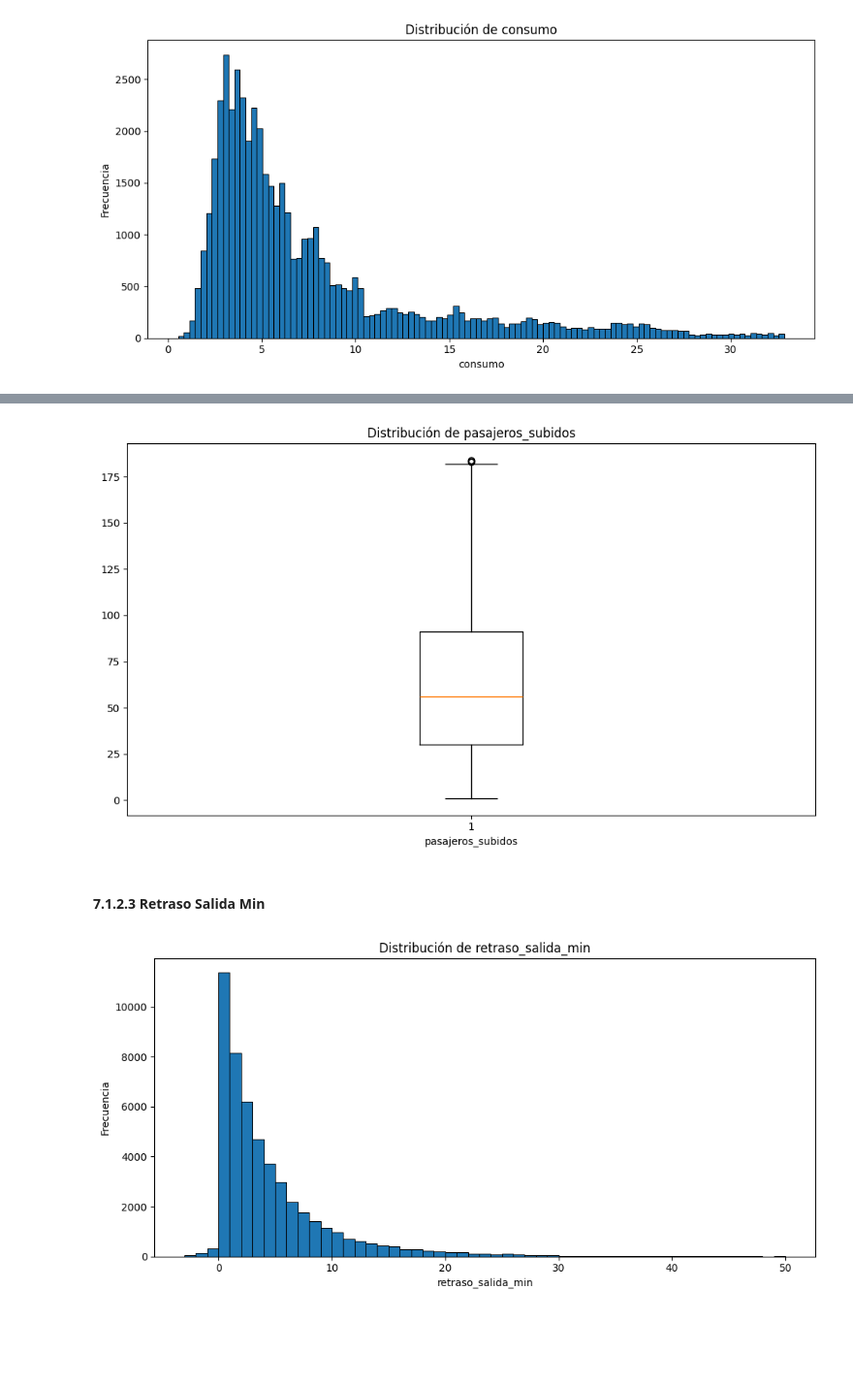
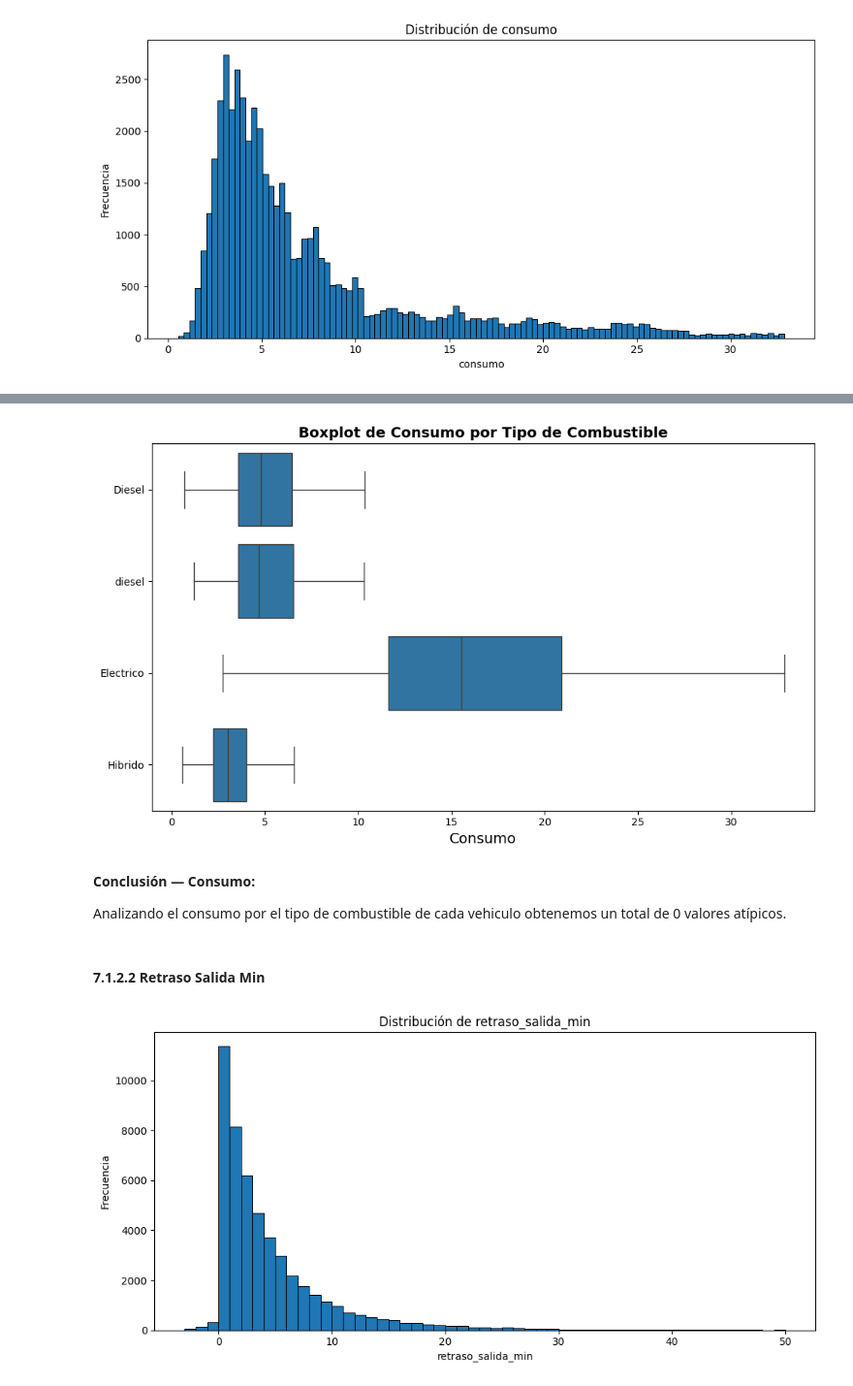
Before and after one commit to Arevaliis/metrobus-data-analytics, a Jupyter notebook: notebooks/01_eda.ipynb, the cells around one changed output, grey strips where cells are left out. Shown at 97% size. Cells and saved outputs as stored; diff of their text form; code cells hidden in the pictures; blank space fills up the shorter version.

```diff
--- a/notebooks/01_eda.ipynb
+++ b/notebooks/01_eda.ipynb
@@ -464,7 +393,33 @@ Name: pasajeros_subidos, dtype: float64
-# %%
-crear_boxplot(df_viajes, "pasajeros_subidos")
-# %% [output]
-[figure, removed]
+# %%
+plt.figure(figsize=(10, 6))
+
+sns.boxplot(
+
+    data= pd.merge(df_viajes, df_vehiculos, "left","vehiculo_id"),
+    x="consumo",
+    y="combustible"
+)
+
+plt.title(
+    "Boxplot de Consumo por Tipo de Combustible",
+    fontsize= 14,
+    fontweight="bold"
+)
+
+plt.xlabel(
+    "Consumo",
+    fontsize= 14
+)
+plt.ylabel("")
+
+plt.tight_layout()
+plt.show()
+# %% [output]
+[figure, added]
+# %% [markdown]
+**Conclusión — Consumo:**
+
+Analizando el consumo por el tipo de combustible de cada vehiculo obtenemos un total de 0 valores atípicos.
 # %% [markdown]
-#### **7.1.2.3 Retraso Salida Min**
+#### **7.1.2.2 Retraso Salida Min**
 # %%
```
Also changed, not shown: parts of 82 cells of this notebook.
